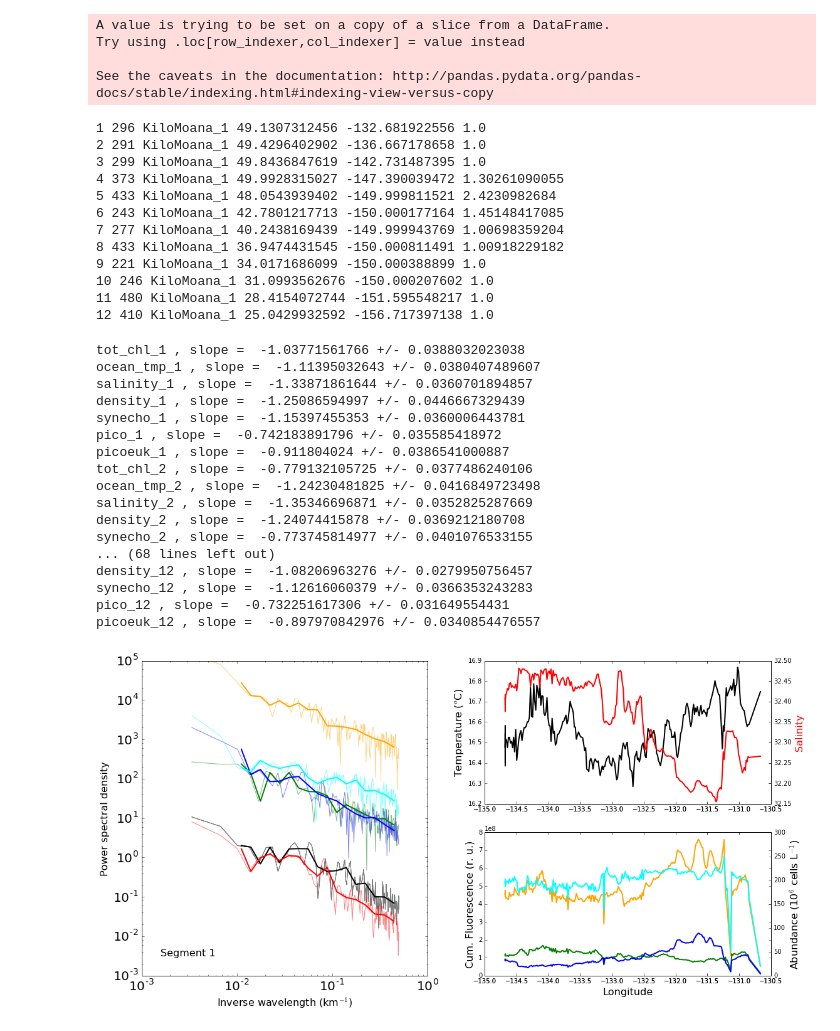
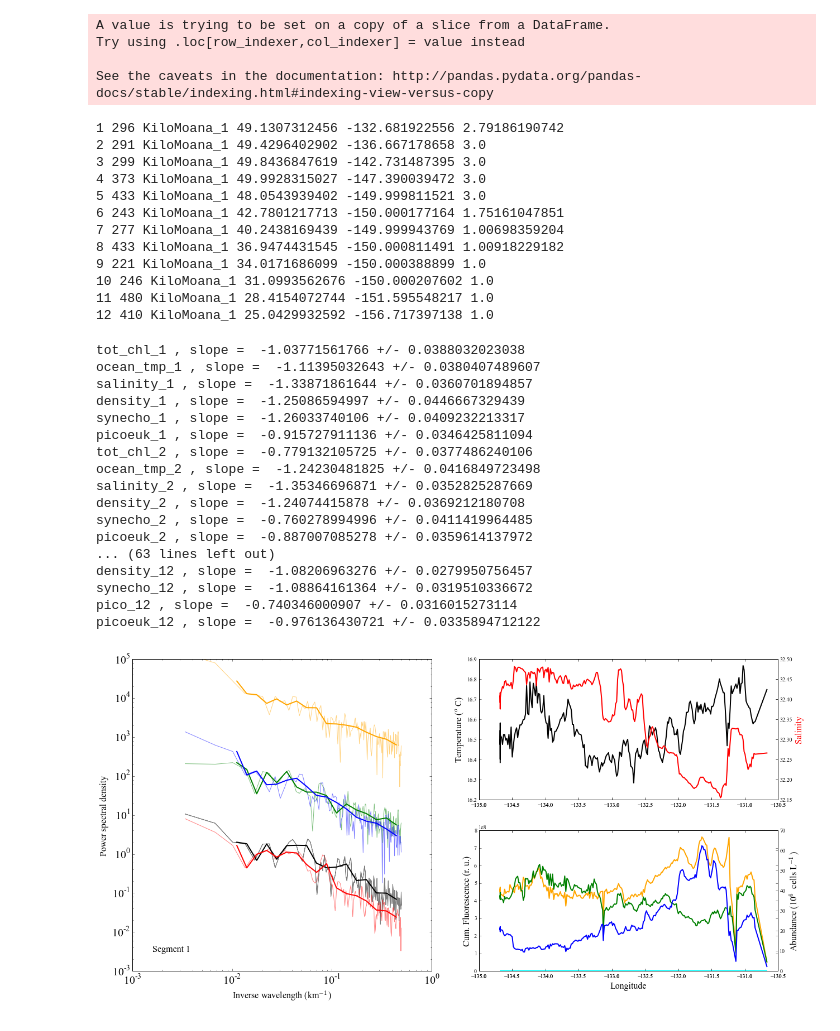
Before and after one commit to sophieclayton/KM1304_lengthscales, a Jupyter notebook: analysis/KM1304_fft.ipynb, the cells around one changed output. Saved outputs shown, nothing was run; the diff lists cells and outputs as text; code cells hidden in the pictures.

```diff
--- a/analysis/KM1304_fft.ipynb
+++ b/analysis/KM1304_fft.ipynb
@@ -239,14 +239,14 @@ def most_abundant(row):
         return 3
 # %%
 # import mega dataset
-filePath = '/Users/sclayton/Google Drive/seaflow_data/abun_sds_opp.csv'
+filePath = '/Users/archie/Google Drive/seaflow_data/abun_sds_opp.csv'
 data = pd.read_csv(filePath, sep=',')
 print data.columns
 
-filePath = r'/Users/sclayton/Google Drive/seaflow_data/sds_depth.csv'
+filePath = r'/Users/archie/Google Drive/seaflow_data/sds_depth.csv'
 depth = pd.read_csv(filePath)
 
-filePath = r'/Users/sclayton/Google Drive/seaflow_data/sds_dist2coast.csv'
+filePath = r'/Users/archie/Google Drive/seaflow_data/sds_dist2coast.csv'
 dcoast = pd.read_csv(filePath)
 # %% [output]
 Index([u'Unnamed: 0', u'Unnamed: 0.1', u'tot_chl', u'cruise', u'file_time',
@@ -298,12 +298,12 @@ var2 = ['tot_chl', 'ocean_tmp', 'salinity', 'density', 'synecho', 'pico', 'picoe
 scales, seg_fft = getscales(clean, segments, var, var2, 200)
 #seg_fft = seg_fft.sort(['wavenumber'], ascending=True)
 # %% [output]
-1 296 KiloMoana_1 49.1307312456 -132.681922556 1.0
-2 291 KiloMoana_1 49.4296402902 -136.667178658 1.0
-3 299 KiloMoana_1 49.8436847619 -142.731487395 1.0
-4 373 KiloMoana_1 49.9928315027 -147.390039472 1.30261090055
-5 433 KiloMoana_1 48.0543939402 -149.999811521 2.4230982684
-6 243 KiloMoana_1 42.7801217713 -150.000177164 1.45148417085
+1 296 KiloMoana_1 49.1307312456 -132.681922556 2.79186190742
+2 291 KiloMoana_1 49.4296402902 -136.667178658 3.0
+3 299 KiloMoana_1 49.8436847619 -142.731487395 3.0
+4 373 KiloMoana_1 49.9928315027 -147.390039472 3.0
+5 433 KiloMoana_1 48.0543939402 -149.999811521 3.0
+6 243 KiloMoana_1 42.7801217713 -150.000177164 1.75161047851
 7 277 KiloMoana_1 40.2438169439 -149.999943769 1.00698359204
 8 433 KiloMoana_1 36.9474431545 -150.000811491 1.00918229182
 9 221 KiloMoana_1 34.0171686099 -150.000388899 1.0
@@ -336,8 +336,12 @@ for i in var:
     y = y[~np.isinf(x)]
     x = x[~np.isinf(x)]
 
-    popt, pcov = curve_fit(line, x, y)
-    print i, ", slope = ", popt[1], "+/-", pcov[1,1]**0.5
+    x = x[~np.isinf(y)]
+    y = y[~np.isinf(y)]
+
+    if len(x)>2:
+        popt, pcov = curve_fit(line, x, y)
+        print i, ", slope = ", popt[1], "+/-", pcov[1,1]**0.5
 
     # save out the slopes to a dataframe...
 # %% [output]
@@ -345,19 +349,19 @@ tot_chl_1 , slope =  -1.03771561766 +/- 0.0388032023038
 ocean_tmp_1 , slope =  -1.11395032643 +/- 0.0380407489607
 salinity_1 , slope =  -1.33871861644 +/- 0.0360701894857
 density_1 , slope =  -1.25086594997 +/- 0.0446667329439
-synecho_1 , slope =  -1.15397455353 +/- 0.0360006443781
-pico_1 , slope =  -0.742183891796 +/- 0.035585418972
-picoeuk_1 , slope =  -0.911804024 +/- 0.0386541000887
+synecho_1 , slope =  -1.26033740106 +/- 0.0409232213317
+picoeuk_1 , slope =  -0.915727911136 +/- 0.0346425811094
 tot_chl_2 , slope =  -0.779132105725 +/- 0.0377486240106
 ocean_tmp_2 , slope =  -1.24230481825 +/- 0.0416849723498
 salinity_2 , slope =  -1.35346696871 +/- 0.0352825287669
 density_2 , slope =  -1.24074415878 +/- 0.0369212180708
-synecho_2 , slope =  -0.773745814977 +/- 0.0401076533155
-... (68 lines left out)
+synecho_2 , slope =  -0.760278994996 +/- 0.0411419964485
+picoeuk_2 , slope =  -0.887007085278 +/- 0.0359614137972
+... (63 lines left out)
 density_12 , slope =  -1.08206963276 +/- 0.0279950756457
-synecho_12 , slope =  -1.12616060379 +/- 0.0366353243283
-pico_12 , slope =  -0.732251617306 +/- 0.031649554431
-picoeuk_12 , slope =  -0.897970842976 +/- 0.0340854476557
+synecho_12 , slope =  -1.08864161364 +/- 0.0319510336672
+pico_12 , slope =  -0.740346000907 +/- 0.0316015273114
+picoeuk_12 , slope =  -0.976136430721 +/- 0.0335894712122
 # %%
 # try averaging out the spectra...
 # wavenumbers for bins
@@ -385,6 +389,11 @@ for v in var2:
     bin_mean[v] = tmp.mean(axis = 1, skipna = True)
     bin_mean[sd] = tmp.std(axis = 1, skipna = True)
 # %%
+from matplotlib import rcParams
+rcParams.update({'figure.autolayout': True})
+rcParams.update({'font.family': 'serif'})
+rcParams.update({'font.serif': 'Times New Roman'})
+
 fig1 = plt.figure(1, figsize=(18, 9), dpi = 600)
 
 sub1 = fig1.add_subplot(121)
@@ -425,35 +434,35 @@ sub2.set_ylabel('Temperature ($^o$C)', fontsize = 16)
 
 ax2 = fig1.add_subplot(222, sharex=sub2, frameon=False)
 ax2.plot(clean['lon'][a:b],clean['salinity'][a:b], 'r' , lw=2)
 ax2.yaxis.tick_right()
 ax2.yaxis.set_label_position("right")
 ax2.set_ylabel('Salinity', color = 'r', fontsize = 16)
 
 sub3 = fig1.add_subplot(224)
 sub3.plot(clean['lon'][a:b],clean['tot_chl'][a:b], 'orange' , lw=2)
 sub3.set_xlabel('Longitude', fontsize = 16)
 sub3.set_ylabel('Cum. Fluorescence (r. u.)', fontsize = 16)
 
 ax3 = fig1.add_subplot(224, sharex=sub3, frameon=False)
 ax3.plot(clean['lon'][a:b],clean['picoeuk'][a:b], 'g' , lw=2)
 ax3.plot(clean['lon'][a:b],clean['pico'][a:b], 'cyan' , lw=2)
 ax3.plot(clean['lon'][a:b],clean['synecho'][a:b], 'b' , lw=2)
 ax3.yaxis.tick_right()
 ax3.yaxis.set_label_position("right")
 ax3.set_ylabel('Abundance (10$^6$ cells L$^{-1}$)', color = 'k', fontsize = 16)
 
 
 plt.show()
-fig1.savefig('/Users/sclayton/Documents/KM1304_lengthscales/figures/KM1304_1_spectra.png', bbox_inches='tight', dpi=600)
+fig1.savefig('../figures/KM1304_1_spectra.png', bbox_inches='tight', dpi=600)
 
 # green = picoeuk
 # cyan = pro*
 # blue = synecho*
 # red = salinity
 # black = temp
 # orange = chl
 # %% [output]
-[figure, old version]
+[figure, new version]
 # %%
 fig2 = plt.figure(2, figsize=(18, 9), dpi = 600)
 
```
Also changed, not shown: parts of 11 cells of this notebook, 2 other files.
